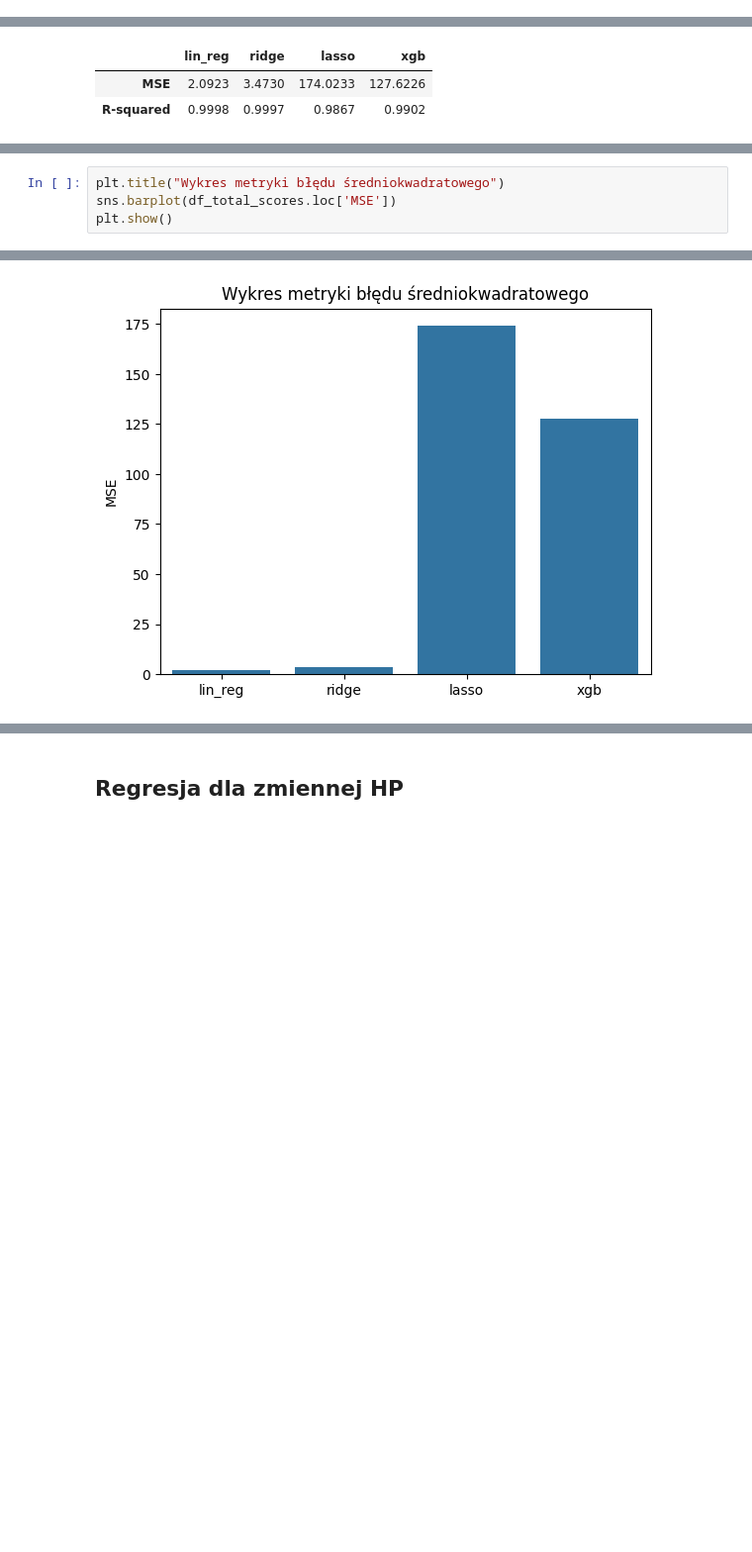
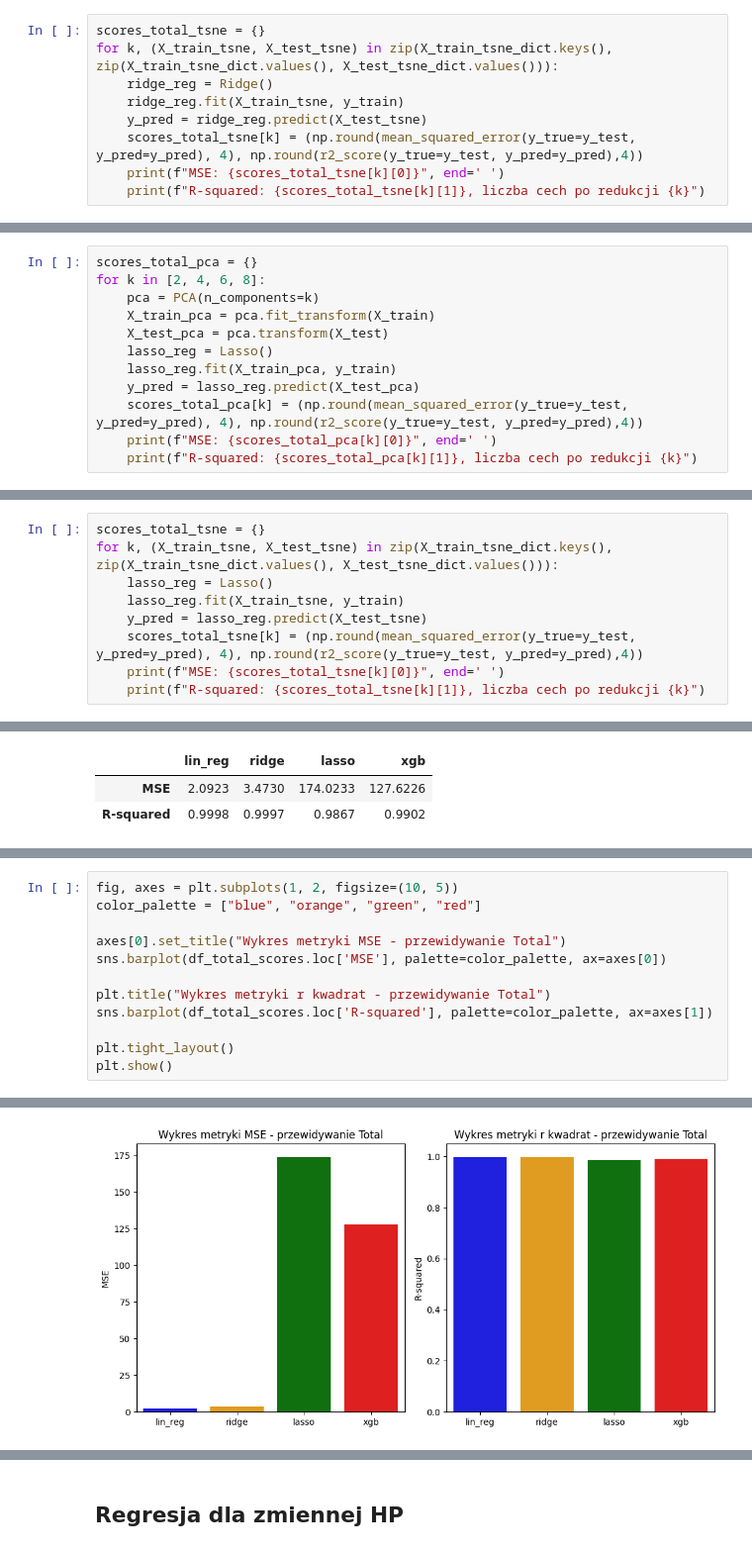
Before and after one commit to KacperUrban/Machine-learning-course, a Jupyter notebook: notebooks/Projekt_nr_4.ipynb, the cells around one changed output, grey strips where cells are left out. Shown at 99% size. Cells and saved outputs as stored; diff of their text form; blank space fills up the shorter version.

```diff
--- a/notebooks/Projekt_nr_4.ipynb
+++ b/notebooks/Projekt_nr_4.ipynb
@@ -229,0 +330,9 @@ R-squared: 0.9997
+# %%
+scores_total_tsne = {}
+for k, (X_train_tsne, X_test_tsne) in zip(X_train_tsne_dict.keys(), zip(X_train_tsne_dict.values(), X_test_tsne_dict.values())):
+    ridge_reg = Ridge()
+    ridge_reg.fit(X_train_tsne, y_train)
+    y_pred = ridge_reg.predict(X_test_tsne)
+    scores_total_tsne[k] = (np.round(mean_squared_error(y_true=y_test, y_pred=y_pred), 4), np.round(r2_score(y_true=y_test, y_pred=y_pred),4))
+    print(f"MSE: {scores_total_tsne[k][0]}", end=' ')
+    print(f"R-squared: {scores_total_tsne[k][1]}, liczba cech po redukcji {k}")
@@ -244,0 +369,12 @@ R-squared: 0.9867
+# %%
+scores_total_pca = {}
+for k in [2, 4, 6, 8]:
+    pca = PCA(n_components=k)
+    X_train_pca = pca.fit_transform(X_train)
+    X_test_pca = pca.transform(X_test)
+    lasso_reg = Lasso()
+    lasso_reg.fit(X_train_pca, y_train)
+    y_pred = lasso_reg.predict(X_test_pca)
+    scores_total_pca[k] = (np.round(mean_squared_error(y_true=y_test, y_pred=y_pred), 4), np.round(r2_score(y_true=y_test, y_pred=y_pred),4))
+    print(f"MSE: {scores_total_pca[k][0]}", end=' ')
+    print(f"R-squared: {scores_total_pca[k][1]}, liczba cech po redukcji {k}")
@@ -244,0 +396,9 @@ R-squared: 0.9867
+# %%
+scores_total_tsne = {}
+for k, (X_train_tsne, X_test_tsne) in zip(X_train_tsne_dict.keys(), zip(X_train_tsne_dict.values(), X_test_tsne_dict.values())):
+    lasso_reg = Lasso()
+    lasso_reg.fit(X_train_tsne, y_train)
+    y_pred = lasso_reg.predict(X_test_tsne)
+    scores_total_tsne[k] = (np.round(mean_squared_error(y_true=y_test, y_pred=y_pred), 4), np.round(r2_score(y_true=y_test, y_pred=y_pred),4))
+    print(f"MSE: {scores_total_tsne[k][0]}", end=' ')
+    print(f"R-squared: {scores_total_tsne[k][1]}, liczba cech po redukcji {k}")
@@ -280,5 +506,13 @@ df_total_scores
 # %%
-plt.title("Wykres metryki błędu średniokwadratowego")
-sns.barplot(df_total_scores.loc['MSE'])
+fig, axes = plt.subplots(1, 2, figsize=(10, 5))
+color_palette = ["blue", "orange", "green", "red"]
+
+axes[0].set_title("Wykres metryki MSE - przewidywanie Total")
+sns.barplot(df_total_scores.loc['MSE'], palette=color_palette, ax=axes[0])
+
+plt.title("Wykres metryki r kwadrat - przewidywanie Total")
+sns.barplot(df_total_scores.loc['R-squared'], palette=color_palette, ax=axes[1])
+
+plt.tight_layout()
 plt.show()
 # %% [output]
@@ -285 +526 @@ plt.show()
-[figure, old version]
+[figure, new version]
```
Also changed, not shown: parts of 41 cells of this notebook.
